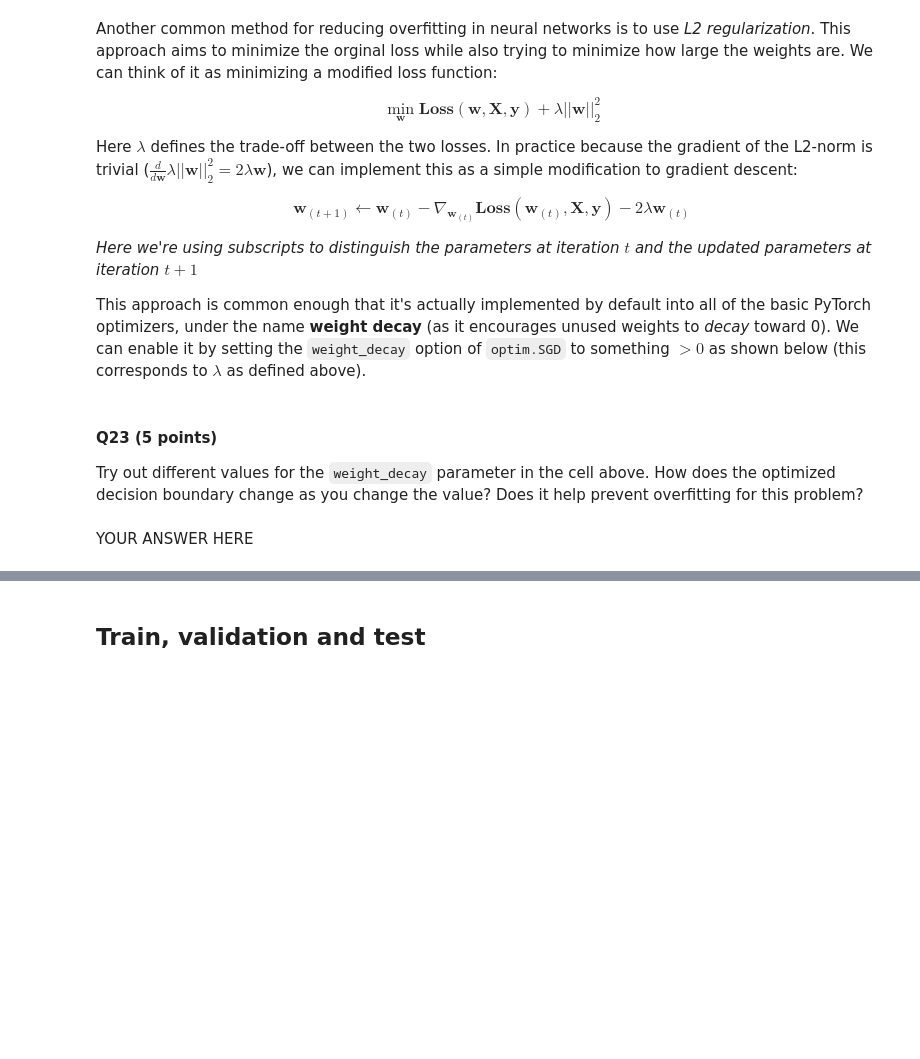
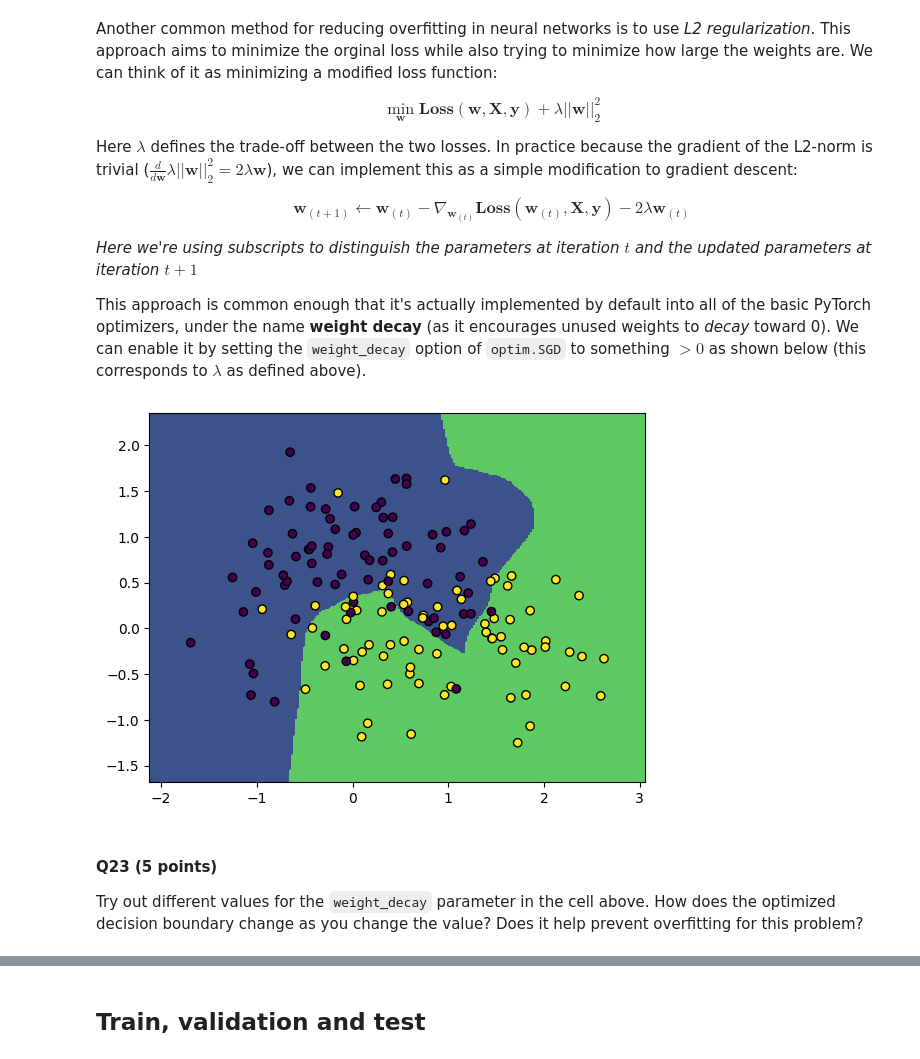
Before and after one commit to BohouZ/Adv_ML_Labs, a Jupyter notebook: Lab 1/lab1.ipynb, the cells around one changed output, grey strips where cells are left out. Cells and saved outputs as stored; diff of their text form; code cells hidden in the pictures; blank space fills up the shorter version.

```diff
--- a/Lab 1/lab1.ipynb
+++ b/Lab 1/lab1.ipynb
@@ -1794,6 +1794,6 @@ for i in pbar:
     test_loss = torch.nn.functional.binary_cross_entropy(model(Xtest), ytest.flatten().float())
     test_losses.append(test_loss.item())
 
-    if test_loss.item() > test_losses[-2]:
+    if len(test_losses) > 1 and test_losses[-1] > test_losses[-2]:
         break
 # %% [output]
@@ -1842,7 +1856,7 @@ for i in pbar:
     test_loss = torch.nn.functional.binary_cross_entropy(model(Xtest), ytest.flatten().float())
     test_losses.append(test_loss.item())
 
-    if test_loss.item() > test_losses[-2]:
+    if len(test_losses) > 1 and test_losses[-1] > test_losses[-2]:
         break
 # %%
 train_acc = (model.predict(Xtrain) == ytrain).float().mean()
@@ -1866,3 +1885,34 @@ Copy and modify the early stopping gradient descent code above so that it always
+# %%
+network = nn.Sequential(
+    nn.Linear(2, 200),
+    nn.ReLU(),
+    nn.Linear(200, 200),
+    nn.ReLU(),
+    nn.Linear(200, 200),
+    nn.ReLU(),
+    nn.Linear(200, 1),
+    nn.Sigmoid(),
+)
+model = LogisticRegressionNeuralNetwork(network)
+
+optimizer = optim.SGD(model.parameters(), lr=0.03)
+
+train_losses, test_losses = [], []
+pbar = tqdm.trange(25000)
+for i in pbar:
+    predictions = model(Xtrain)        # Now we can just call model!
+    loss = torch.nn.functional.binary_cross_entropy(predictions, ytrain.flatten().float())
+    loss.backward()
+    optimizer.step()
+    optimizer.zero_grad()
+    pbar.set_description('Loss: %.3f' % loss.item())
+
+    train_losses.append(loss.item())
+    test_loss = torch.nn.functional.binary_cross_entropy(model(Xtest), ytest.flatten().float())
+    test_losses.append(test_loss.item())
+
+    if len(test_losses) > 50 and test_losses[-1] > test_losses[-2]:
+        break
 # %% [markdown]
 Another common method for reducing overfitting in neural networks is to use *L2 regularization*. This approach aims to minimize the orginal loss while also trying to minimize how large the weights are. We can think of it as minimizing a modified loss function:
 
@@ -1878,35 +1928,36 @@ This approach is common enough that it's actually implemented by default into al
 # %%
 X, y = torch.tensor(X).float(), torch.tensor(y)
 network = nn.Sequential(
     nn.Linear(2, 200),
     nn.ReLU(),
     nn.Linear(200, 200),
     nn.ReLU(),
     nn.Linear(200, 200),
     nn.ReLU(),
     nn.Linear(200, 1),
     nn.Sigmoid(),
 )
 model = LogisticRegressionNeuralNetwork(network)
 
 optimizer = optim.SGD(model.parameters(), lr=0.1, weight_decay=1e-4)
 
 train_losses, test_losses = [], []
 pbar = tqdm.trange(2500)
 for i in pbar:
     predictions = model(X)        # Now we can just call model!
     loss = torch.nn.functional.binary_cross_entropy(predictions, y.flatten().float())
     loss.backward()
     optimizer.step()
     optimizer.zero_grad()
     pbar.set_description('Loss: %.3f' % loss.item())
 
     train_losses.append(loss.item())
     test_loss = torch.nn.functional.binary_cross_entropy(model(Xtest), ytest.flatten().float())
     test_losses.append(test_loss.item())
+plot_boundary(model, Xtrain, ytrain)
+# %% [output]
+[figure, added]
 # %% [markdown]
 #### **Q23** (5 points)
 
 Try out different values for the `weight_decay` parameter in the cell above. How does the optimized decision boundary change as you change the value? Does it help prevent overfitting for this problem?
-# %% [markdown]
-YOUR ANSWER HERE
```
Also changed, not shown: parts of 13 cells of this notebook.
